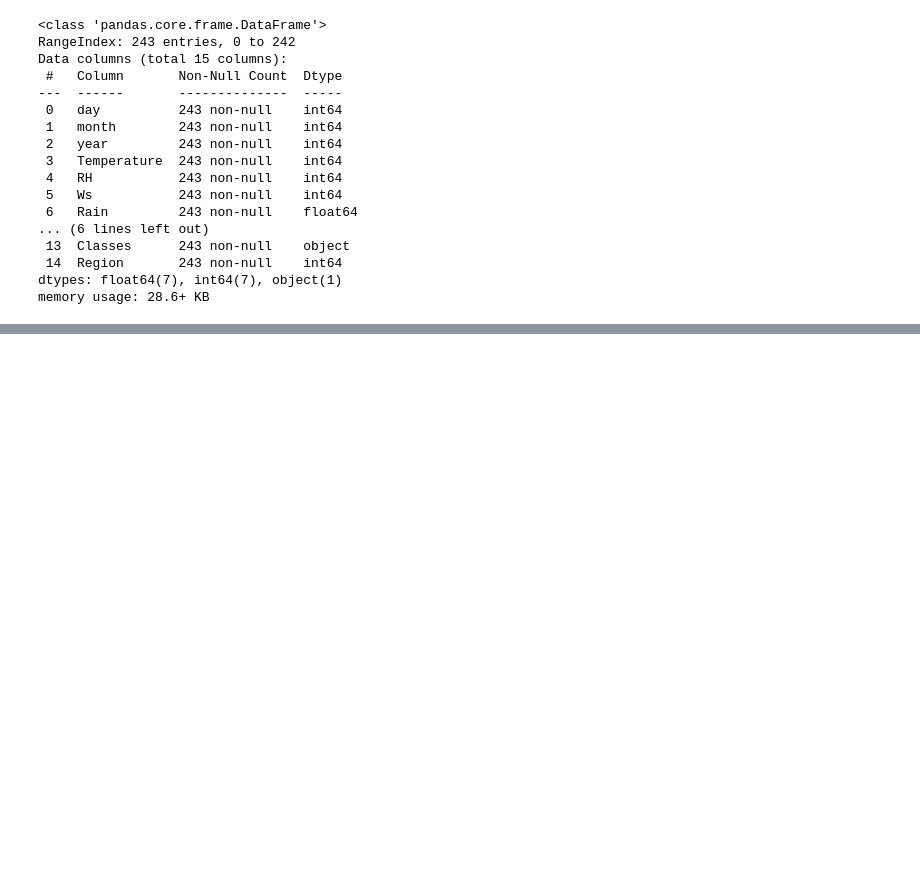
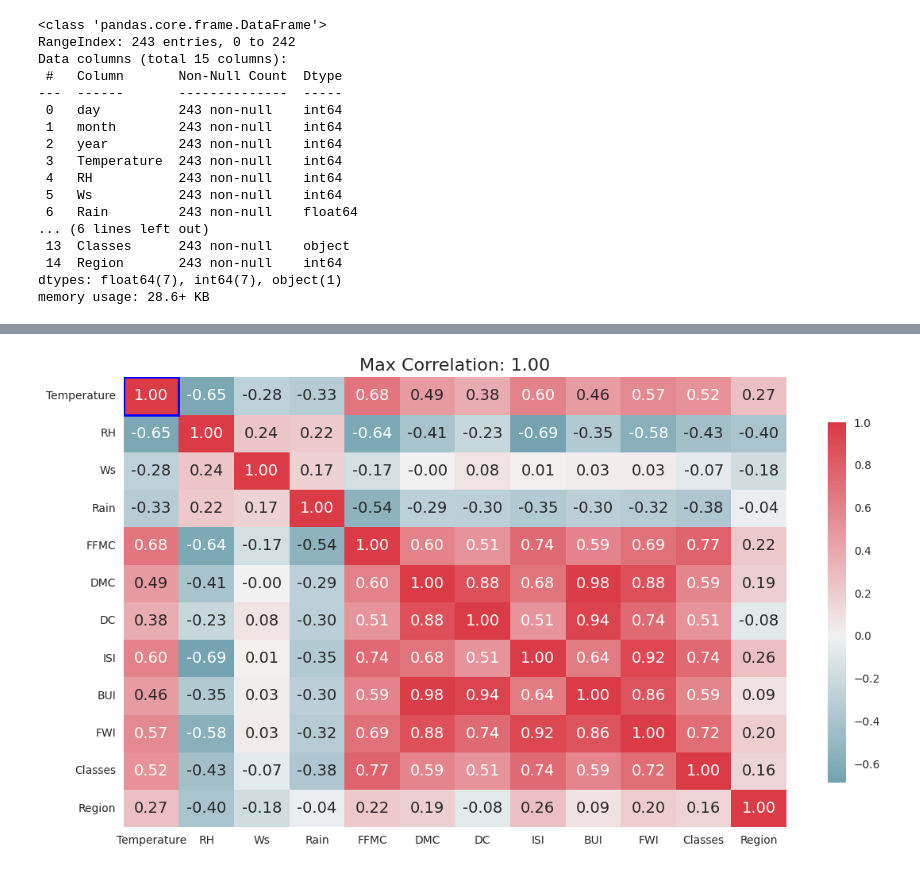
Before and after one commit to aayushs7ha/Kaggle, a Jupyter notebook: algerian-forest-fires-dataset.ipynb, the cells around one changed output, grey strips where cells are left out. Drawn from its saved outputs; the diff is of its cells as text; code cells hidden in the pictures; blank space fills up the shorter version.

```diff
--- a/algerian-forest-fires-dataset.ipynb
+++ b/algerian-forest-fires-dataset.ipynb
@@ -423,0 +383,26 @@ duplicate_rows_count:
+# %%
+corr_matrix = df1.corr()
+
+# Find the maximum correlation value and its indices
+max_corr = corr_matrix.stack().max()
+max_corr_indices = corr_matrix.stack().idxmax()
+
+# Create a custom colormap for the heatmap
+cmap = sns.diverging_palette(220, 10, as_cmap=True)
+
+# Converting column names (strings) to numerical indices for the matplotlib coordinates
+
+# Adjusting indices for matplotlib which uses zero-based indexing
+# Converting column names to numerical indices
+adjusted_indices = (corr_matrix.columns.get_loc(max_corr_indices[1]), corr_matrix.index.get_loc(max_corr_indices[0]))
+plt.figure(figsize=(12, 7))
+ax = sns.heatmap(corr_matrix, annot=True, fmt=".2f", cmap=cmap, center=0, cbar_kws={"shrink": 0.8})
+plt.title(f'Max Correlation: {max_corr:.2f}', fontsize=16)
+
+# Highlight the cell with the highest correlation value
+highlighted_cell = plt.Rectangle(adjusted_indices, 1, 1, fill=False, edgecolor='blue', lw=2)
+ax.add_patch(highlighted_cell)
+
+plt.show()
+# %% [output]
+[figure, added]
```
Also changed, not shown: parts of 23 cells of this notebook.
